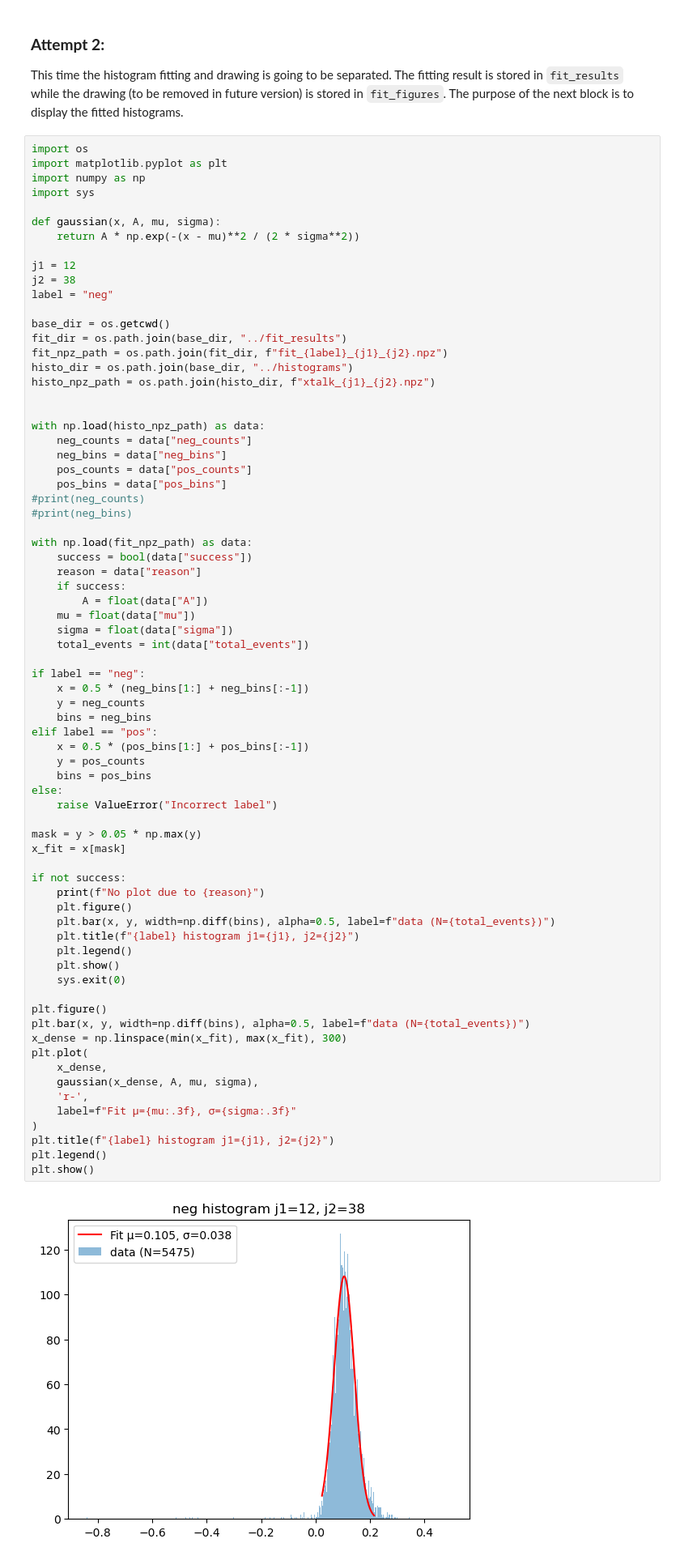
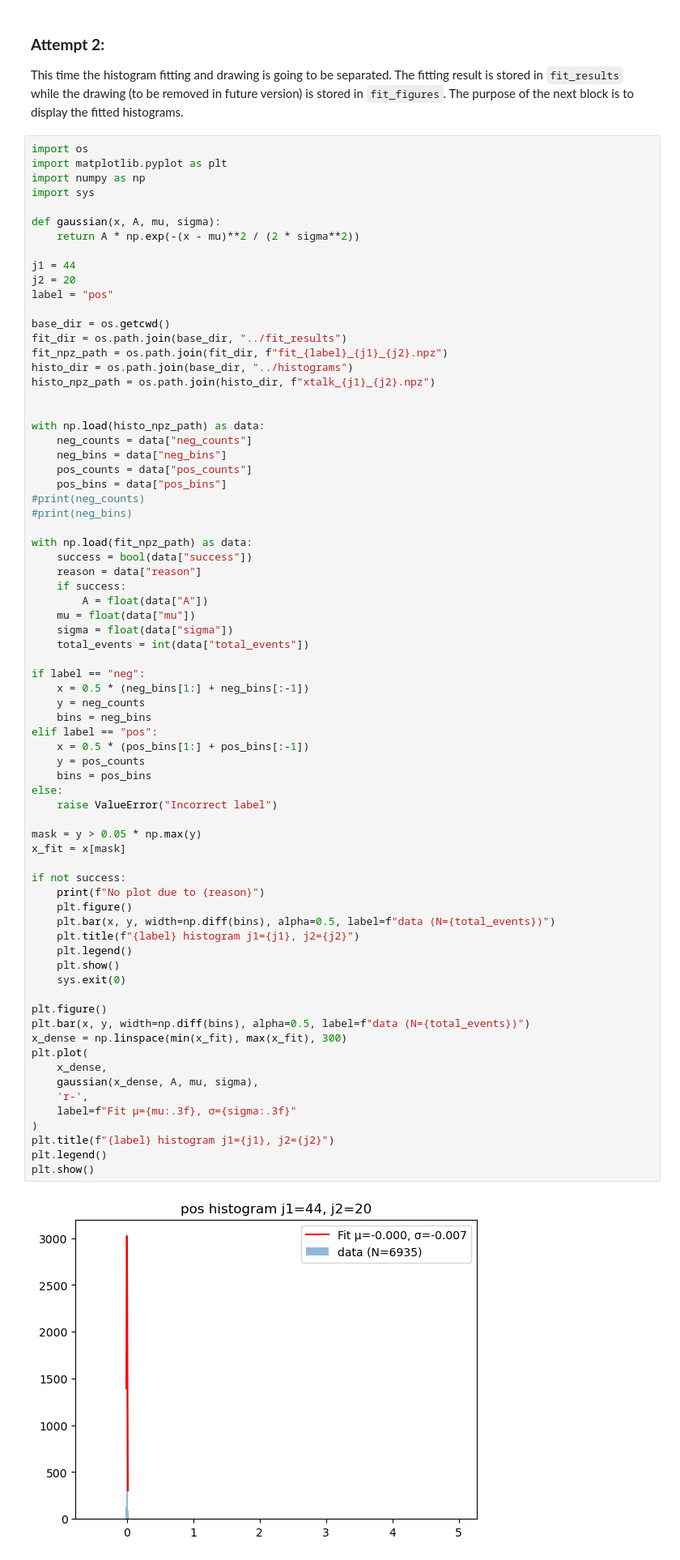
Before and after one commit to hungwei59079/xtc_talk_analysis, a Jupyter notebook: results/Histogram_inspector.ipynb, the cells around one changed output. Shown: that part at 81% size. Cells and saved outputs as stored; diff of their text form.

```diff
--- a/results/Histogram_inspector.ipynb
+++ b/results/Histogram_inspector.ipynb
@@ -65,9 +65,9 @@ import sys
 def gaussian(x, A, mu, sigma):
     return A * np.exp(-(x - mu)**2 / (2 * sigma**2))
 
-j1 = 12
-j2 = 38
-label = "neg"
+j1 = 44
+j2 = 20
+label = "pos"
 
 base_dir = os.getcwd()
 fit_dir = os.path.join(base_dir, "../fit_results")
@@ -102,31 +102,31 @@ elif label == "pos":
     y = pos_counts
     bins = pos_bins
 else:
     raise ValueError("Incorrect label")
 
 mask = y > 0.05 * np.max(y)
 x_fit = x[mask]
 
 if not success:
     print(f"No plot due to {reason}")
     plt.figure()
     plt.bar(x, y, width=np.diff(bins), alpha=0.5, label=f"data (N={total_events})")
     plt.title(f"{label} histogram j1={j1}, j2={j2}")
     plt.legend()
     plt.show()
     sys.exit(0)
 
 plt.figure()
 plt.bar(x, y, width=np.diff(bins), alpha=0.5, label=f"data (N={total_events})")
 x_dense = np.linspace(min(x_fit), max(x_fit), 300)
 plt.plot(
     x_dense,
     gaussian(x_dense, A, mu, sigma),
     'r-',
     label=f"Fit μ={mu:.3f}, σ={sigma:.3f}"
 )
 plt.title(f"{label} histogram j1={j1}, j2={j2}")
 plt.legend()
 plt.show()
 # %% [output]
-[figure, old version]
+[figure, new version]
```
Also changed, not shown: 3 other files.
